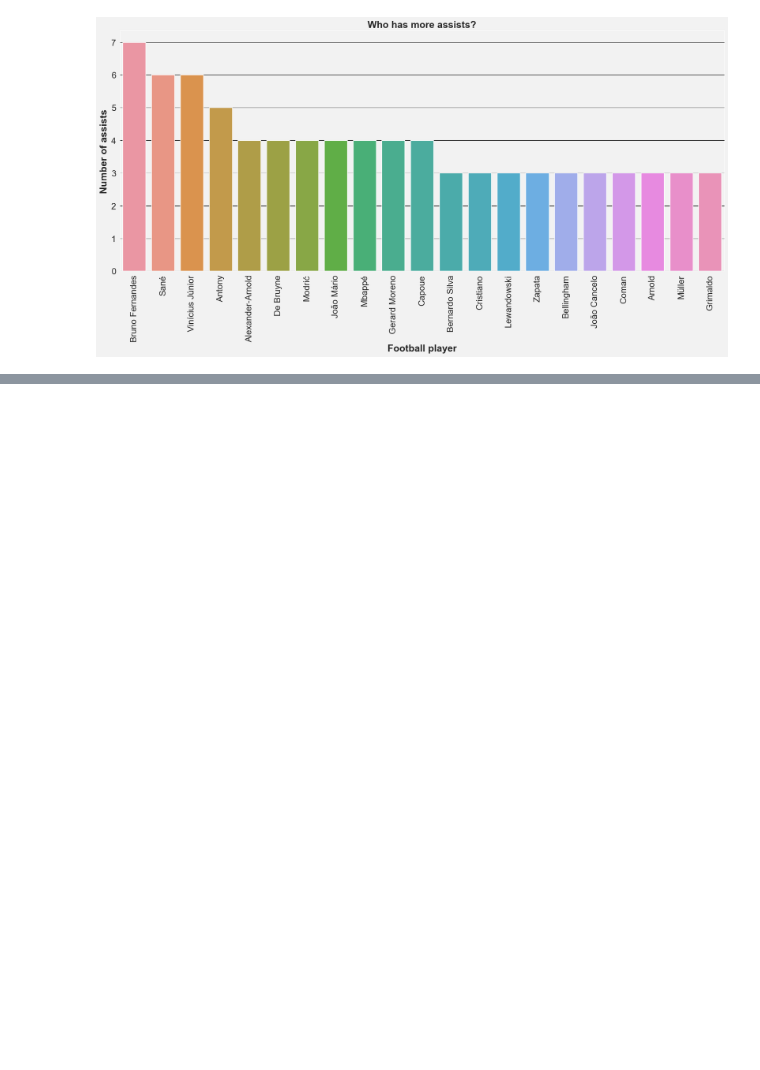
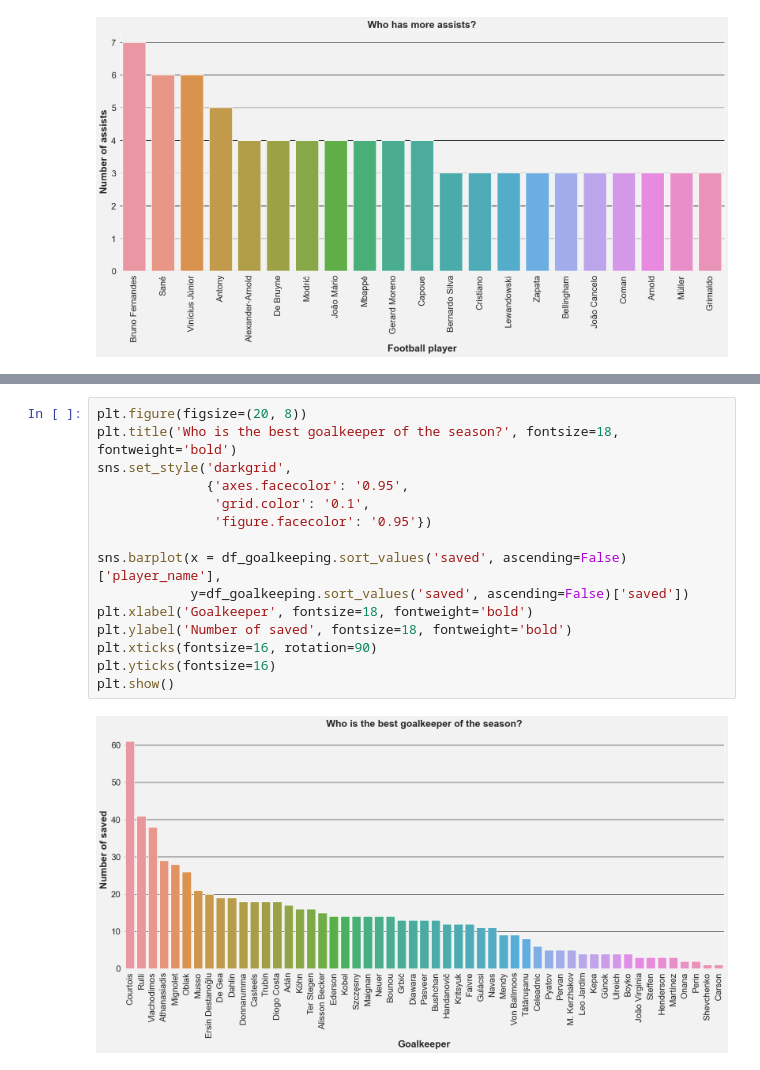
Before and after one commit to pooyanosk1382/UCL21-22, a Jupyter notebook: UCL.ipynb, the cells around one changed output, grey strips where cells are left out. Drawn from its saved outputs; the diff is of its cells as text; blank space fills up the shorter version.

```diff
--- a/UCL.ipynb
+++ b/UCL.ipynb
@@ -286,0 +338,17 @@ plt.show()
+# %%
+plt.figure(figsize=(20, 8))
+plt.title('Who is the best goalkeeper of the season?', fontsize=18, fontweight='bold')
+sns.set_style('darkgrid',
+              {'axes.facecolor': '0.95',
+               'grid.color': '0.1',
+               'figure.facecolor': '0.95'})
+
+sns.barplot(x = df_goalkeeping.sort_values('saved', ascending=False)['player_name'],
+            y=df_goalkeeping.sort_values('saved', ascending=False)['saved'])
+plt.xlabel('Goalkeeper', fontsize=18, fontweight='bold')
+plt.ylabel('Number of saved', fontsize=18, fontweight='bold')
+plt.xticks(fontsize=16, rotation=90)
+plt.yticks(fontsize=16)
+plt.show()
+# %% [output]
+[figure, added]
```
Also changed, not shown: parts of 7 cells of this notebook.
